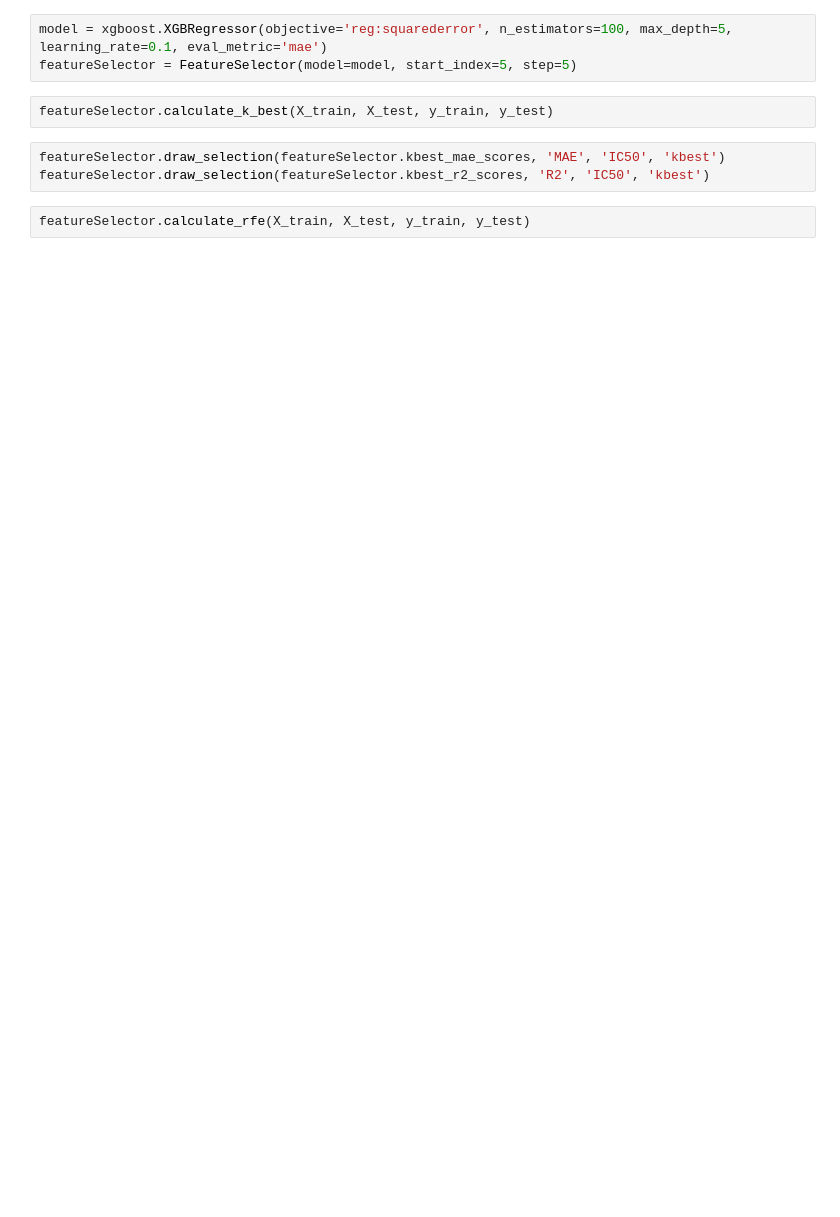
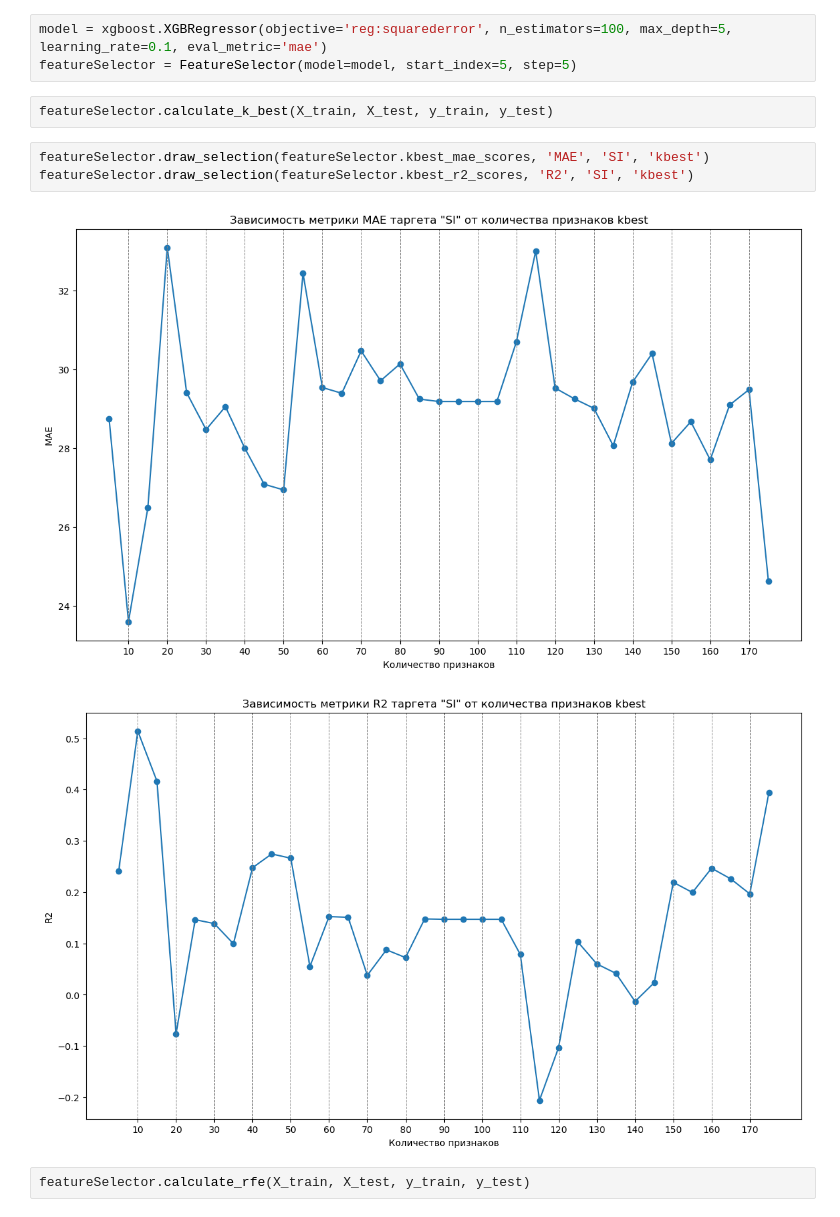
Before and after one commit to sevaTechoPark/mo-chemistry, a Jupyter notebook: regression_SI.ipynb, the cells around one changed output. Drawn from its saved outputs; the diff is of its cells as text; blank space fills up the shorter version.

```diff
--- a/regression_SI.ipynb
+++ b/regression_SI.ipynb
@@ -97,8 +86,11 @@ featureSelector = FeatureSelector(model=model, start_index=5, step=5)
 # %%
 featureSelector.calculate_k_best(X_train, X_test, y_train, y_test)
 # %%
-featureSelector.draw_selection(featureSelector.kbest_mae_scores, 'MAE', 'IC50', 'kbest')
-featureSelector.draw_selection(featureSelector.kbest_r2_scores, 'R2', 'IC50', 'kbest')
+featureSelector.draw_selection(featureSelector.kbest_mae_scores, 'MAE', 'SI', 'kbest')
+featureSelector.draw_selection(featureSelector.kbest_r2_scores, 'R2', 'SI', 'kbest')
+# %% [output]
+[figure, added]
+[figure, added]
 # %%
 featureSelector.calculate_rfe(X_train, X_test, y_train, y_test)
 # %%
```
Also changed, not shown: parts of 25 cells of this notebook, 8 other files.
